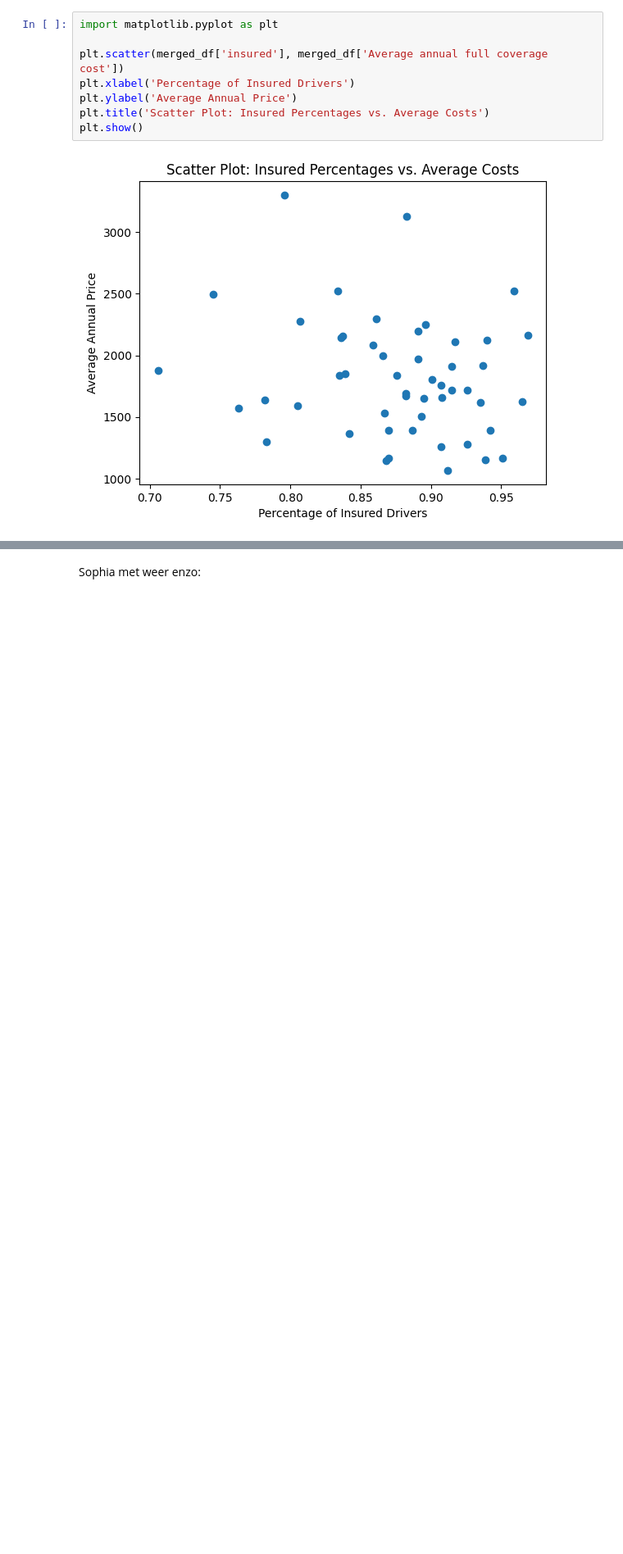
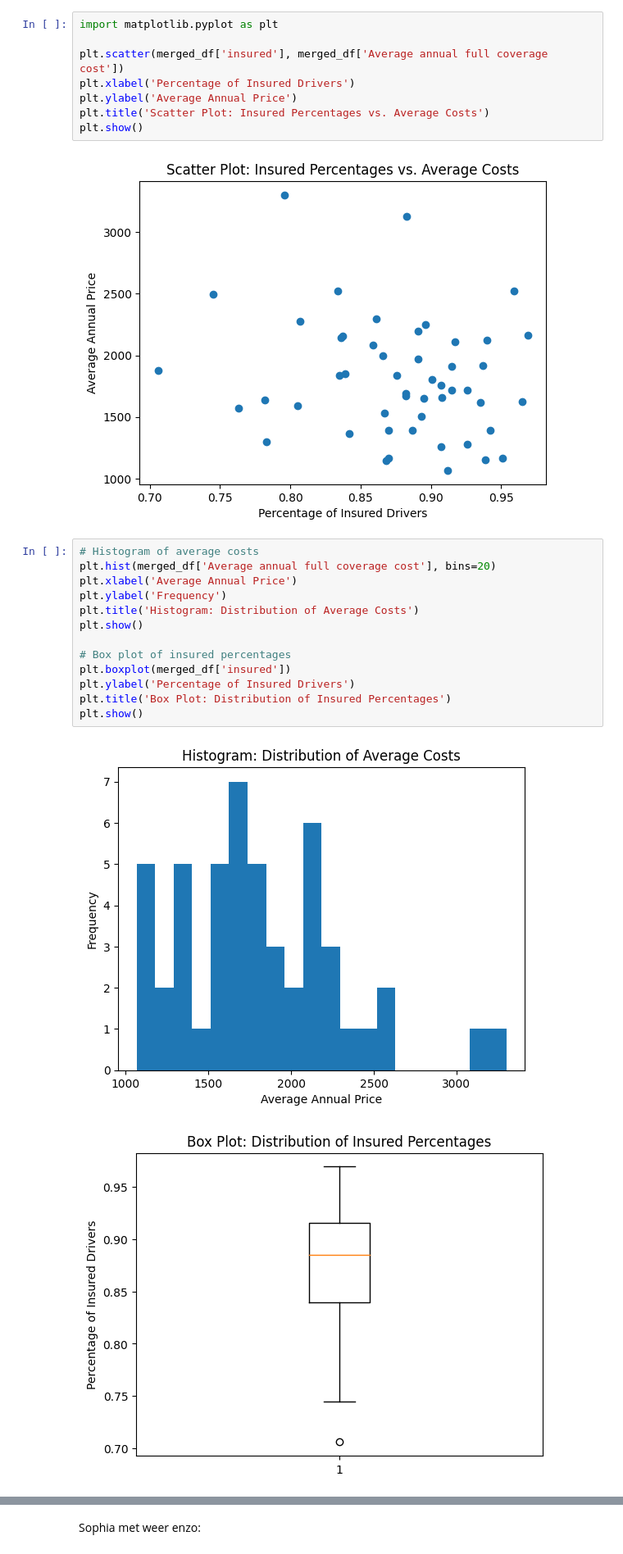
Before and after one commit to IsabelvanDam19/WT_Specialisatie, a Jupyter notebook: Beetje dingen enzo.ipynb, the cells around one changed output, grey strips where cells are left out. Shown at 82% size. Saved outputs shown, nothing was run; the diff lists cells and outputs as text; blank space fills up the shorter version.

```diff
--- a/Beetje dingen enzo.ipynb
+++ b/Beetje dingen enzo.ipynb
@@ -287,3 +334,19 @@ plt.title('Scatter Plot: Insured Percentages vs. Average Costs')
 plt.show()
 # %% [output]
 [figure]
+# %%
+# Histogram of average costs
+plt.hist(merged_df['Average annual full coverage cost'], bins=20)
+plt.xlabel('Average Annual Price')
+plt.ylabel('Frequency')
+plt.title('Histogram: Distribution of Average Costs')
+plt.show()
+
+# Box plot of insured percentages
+plt.boxplot(merged_df['insured'])
+plt.ylabel('Percentage of Insured Drivers')
+plt.title('Box Plot: Distribution of Insured Percentages')
+plt.show()
+# %% [output]
+[figure, added]
+[figure, added]
```
Also changed, not shown: parts of 5 cells of this notebook.
